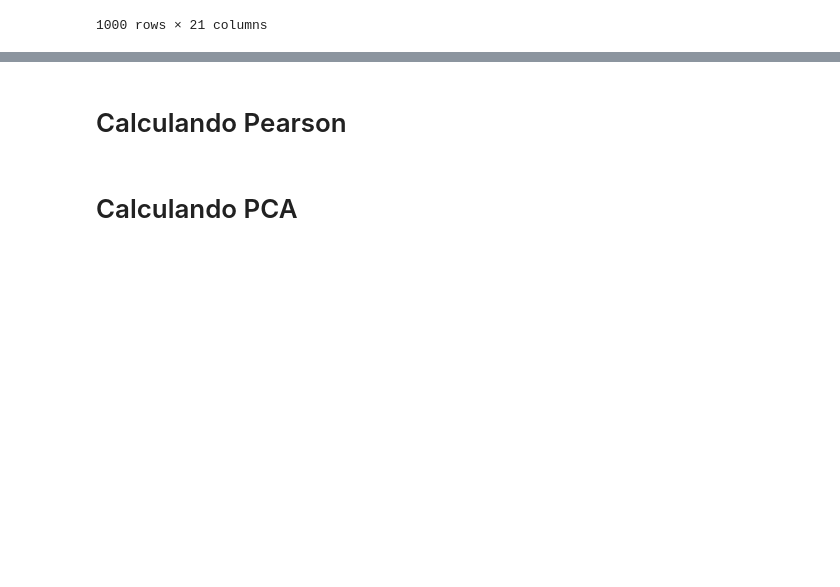
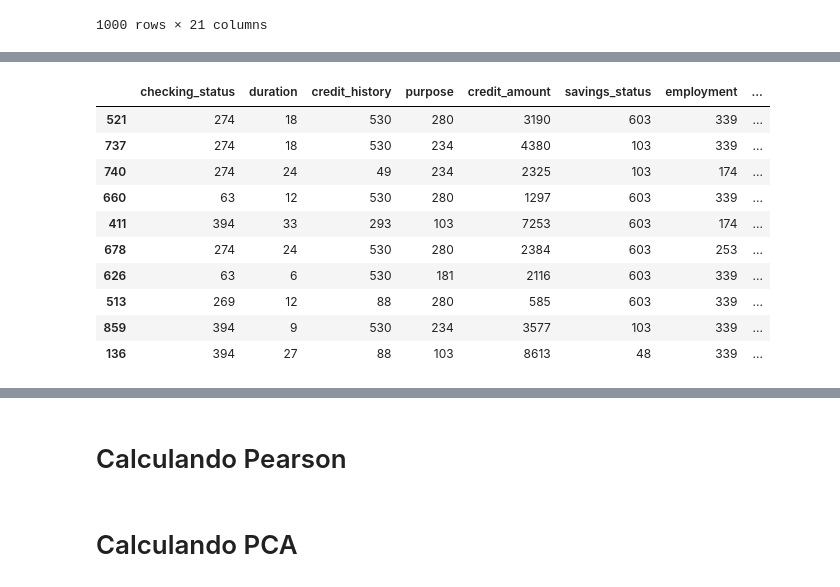
Before and after one commit to gilcesarf/imd3002-202502, a Jupyter notebook: Aula08/exercicio-aula07.ipynb, the cells around one changed output, grey strips where cells are left out. Saved outputs shown, nothing was run; the diff lists cells and outputs as text; code cells hidden in the pictures; blank space fills up the shorter version.

```diff
--- a/Aula08/exercicio-aula07.ipynb
+++ b/Aula08/exercicio-aula07.ipynb
@@ -465,0 +572,7 @@ memory usage: 164.2+ KB
+# %%
+print("\n")
+obj_cols = Credit.Dataset.select_dtypes(include=["object"])
+for atributo in obj_cols:
+  # print(atributo)
+  print(Credit.Dataset[atributo].value_counts())
+  print()
@@ -465,0 +599,20 @@ memory usage: 164.2+ KB
+# %%
+for col in obj_cols.columns:
+    # contar frequências
+    counts = Credit.Dataset[col].value_counts()
+    # mapear categorias -> contagem
+    Credit.Dataset[col] = Credit.Dataset[col].map(counts)
+
+Credit.Dataset.sample(n=10, random_state=42)
+# %% [output]
+|  | checking_status | duration | credit_history | purpose | credit_amount | savings_status | employment | ... |
+| 521 | 274 | 18 | 530 | 280 | 3190 | 603 | 339 | ... |
+| 737 | 274 | 18 | 530 | 234 | 4380 | 103 | 339 | ... |
+| 740 | 274 | 24 | 49 | 234 | 2325 | 103 | 174 | ... |
+| 660 | 63 | 12 | 530 | 280 | 1297 | 603 | 339 | ... |
+| 411 | 394 | 33 | 293 | 103 | 7253 | 603 | 174 | ... |
+| 678 | 274 | 24 | 530 | 280 | 2384 | 603 | 253 | ... |
+| 626 | 63 | 6 | 530 | 181 | 2116 | 603 | 339 | ... |
+| 513 | 269 | 12 | 88 | 280 | 585 | 603 | 339 | ... |
+| 859 | 394 | 9 | 530 | 234 | 3577 | 103 | 339 | ... |
+| 136 | 394 | 27 | 88 | 103 | 8613 | 48 | 339 | ... |
```
Also changed, not shown: parts of 13 cells of this notebook.
